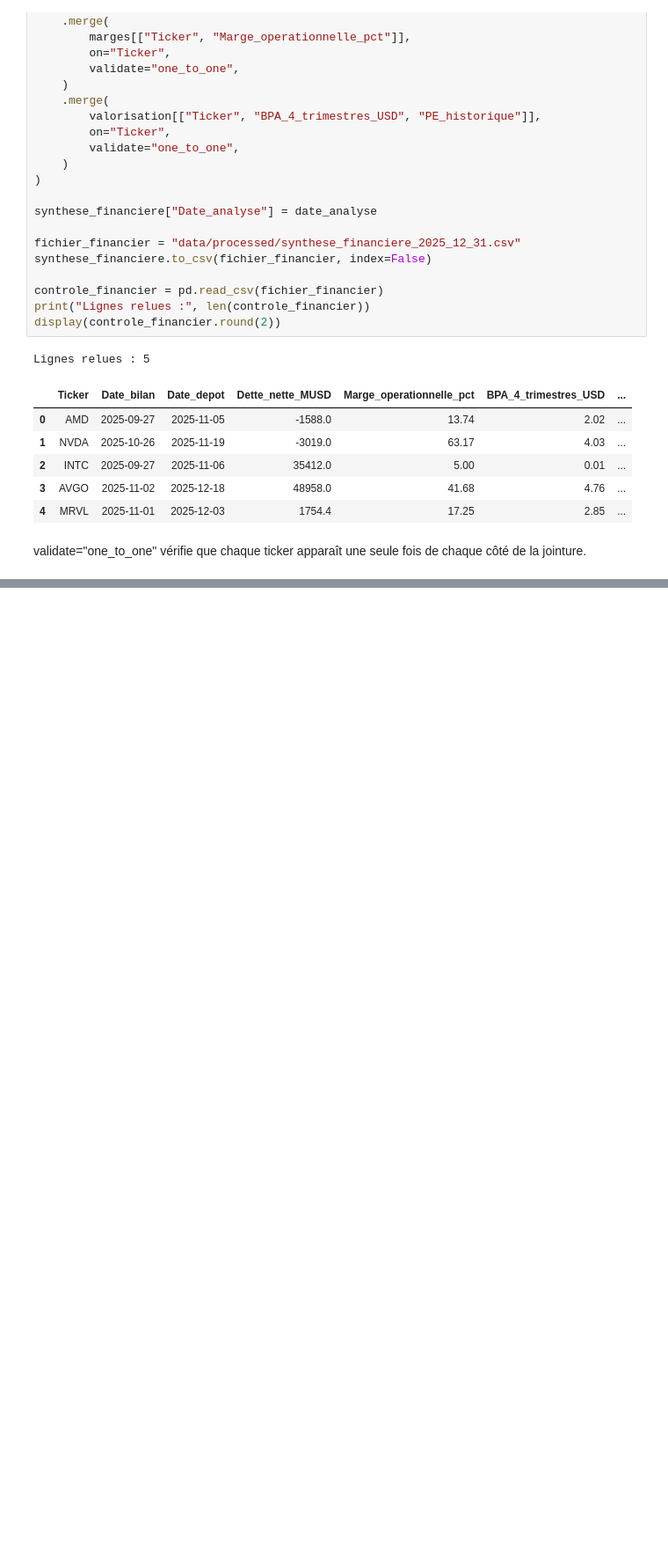
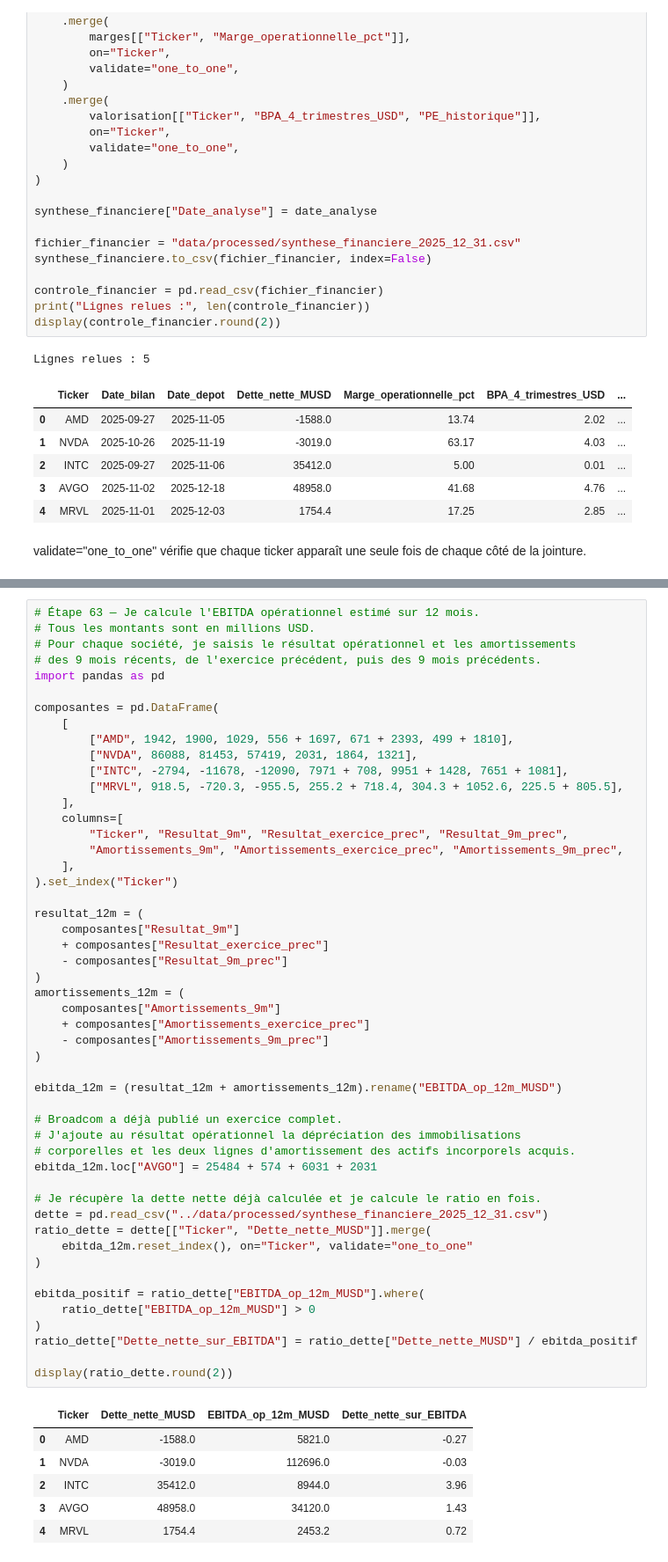
Before and after one commit to sophie-shams/select-equity, a Jupyter notebook: notebooks/04_collecte_comptes_sec.ipynb, the cells around one changed output, grey strips where cells are left out. Shown at 88% size. Drawn from its saved outputs; the diff is of its cells as text; blank space fills up the shorter version.

```diff
--- a/notebooks/04_collecte_comptes_sec.ipynb
+++ b/notebooks/04_collecte_comptes_sec.ipynb
@@ -513,0 +703,57 @@ validate="one_to_one" vérifie que chaque ticker apparaît une seule fois de cha
+# %%
+# Étape 63 — Je calcule l'EBITDA opérationnel estimé sur 12 mois.
+# Tous les montants sont en millions USD.
+# Pour chaque société, je saisis le résultat opérationnel et les amortissements
+# des 9 mois récents, de l'exercice précédent, puis des 9 mois précédents.
+import pandas as pd
+
+composantes = pd.DataFrame(
+    [
+        ["AMD", 1942, 1900, 1029, 556 + 1697, 671 + 2393, 499 + 1810],
+        ["NVDA", 86088, 81453, 57419, 2031, 1864, 1321],
+        ["INTC", -2794, -11678, -12090, 7971 + 708, 9951 + 1428, 7651 + 1081],
+        ["MRVL", 918.5, -720.3, -955.5, 255.2 + 718.4, 304.3 + 1052.6, 225.5 + 805.5],
+    ],
+    columns=[
+        "Ticker", "Resultat_9m", "Resultat_exercice_prec", "Resultat_9m_prec",
+        "Amortissements_9m", "Amortissements_exercice_prec", "Amortissements_9m_prec",
+    ],
+).set_index("Ticker")
+
+resultat_12m = (
+    composantes["Resultat_9m"]
+    + composantes["Resultat_exercice_prec"]
+    - composantes["Resultat_9m_prec"]
+)
+amortissements_12m = (
+    composantes["Amortissements_9m"]
+    + composantes["Amortissements_exercice_prec"]
+    - composantes["Amortissements_9m_prec"]
+)
+
+ebitda_12m = (resultat_12m + amortissements_12m).rename("EBITDA_op_12m_MUSD")
+
+# Broadcom a déjà publié un exercice complet.
+# J'ajoute au résultat opérationnel la dépréciation des immobilisations
+# corporelles et les deux lignes d'amortissement des actifs incorporels acquis.
+ebitda_12m.loc["AVGO"] = 25484 + 574 + 6031 + 2031
+
+# Je récupère la dette nette déjà calculée et je calcule le ratio en fois.
+dette = pd.read_csv("../data/processed/synthese_financiere_2025_12_31.csv")
+ratio_dette = dette[["Ticker", "Dette_nette_MUSD"]].merge(
+    ebitda_12m.reset_index(), on="Ticker", validate="one_to_one"
+)
+
+ebitda_positif = ratio_dette["EBITDA_op_12m_MUSD"].where(
+    ratio_dette["EBITDA_op_12m_MUSD"] > 0
+)
+ratio_dette["Dette_nette_sur_EBITDA"] = ratio_dette["Dette_nette_MUSD"] / ebitda_positif
+
+display(ratio_dette.round(2))
+# %% [output]
+|  | Ticker | Dette_nette_MUSD | EBITDA_op_12m_MUSD | Dette_nette_sur_EBITDA |
+| 0 | AMD | -1588.0 | 5821.0 | -0.27 |
+| 1 | NVDA | -3019.0 | 112696.0 | -0.03 |
+| 2 | INTC | 35412.0 | 8944.0 | 3.96 |
+| 3 | AVGO | 48958.0 | 34120.0 | 1.43 |
+| 4 | MRVL | 1754.4 | 2453.2 | 0.72 |
```
Also changed, not shown: parts of 5 cells of this notebook, 1 other file.
